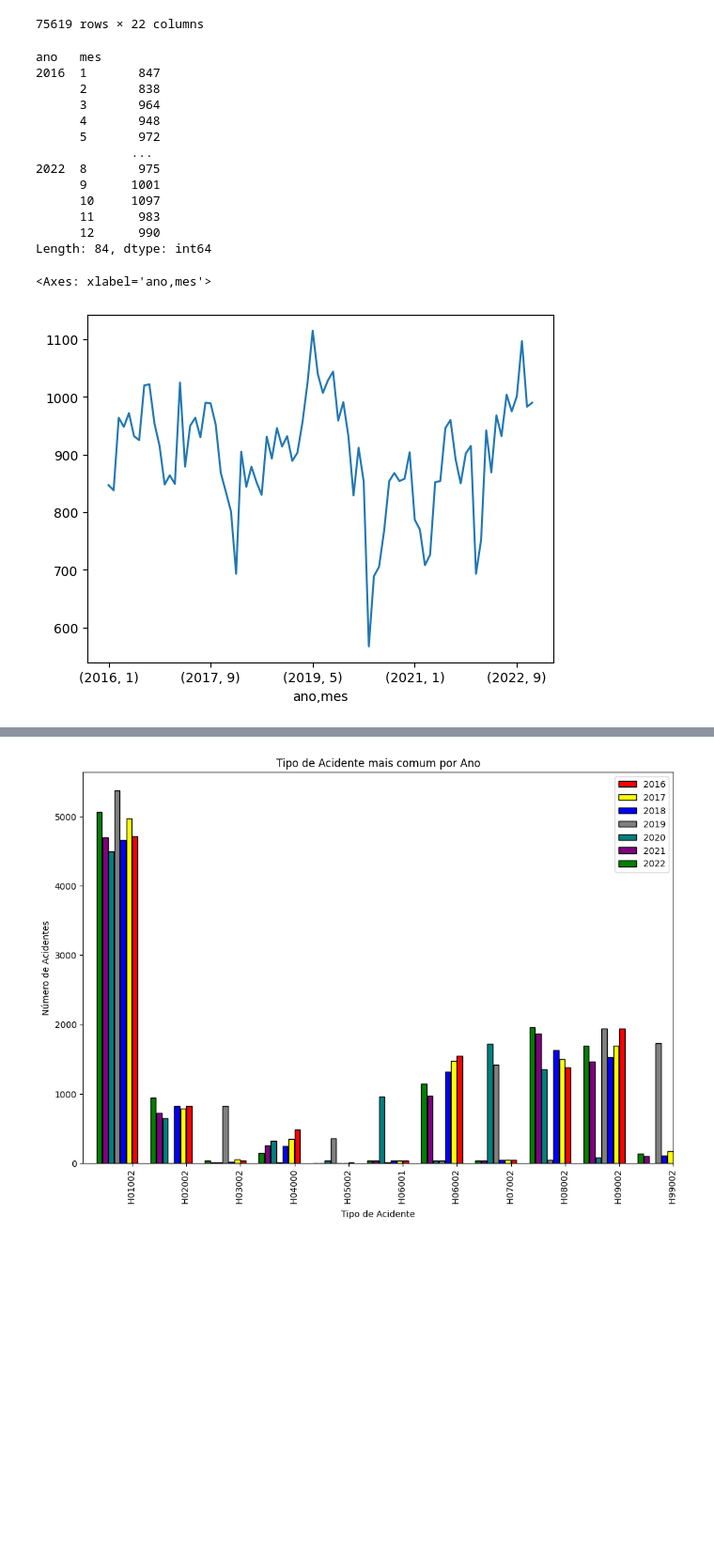
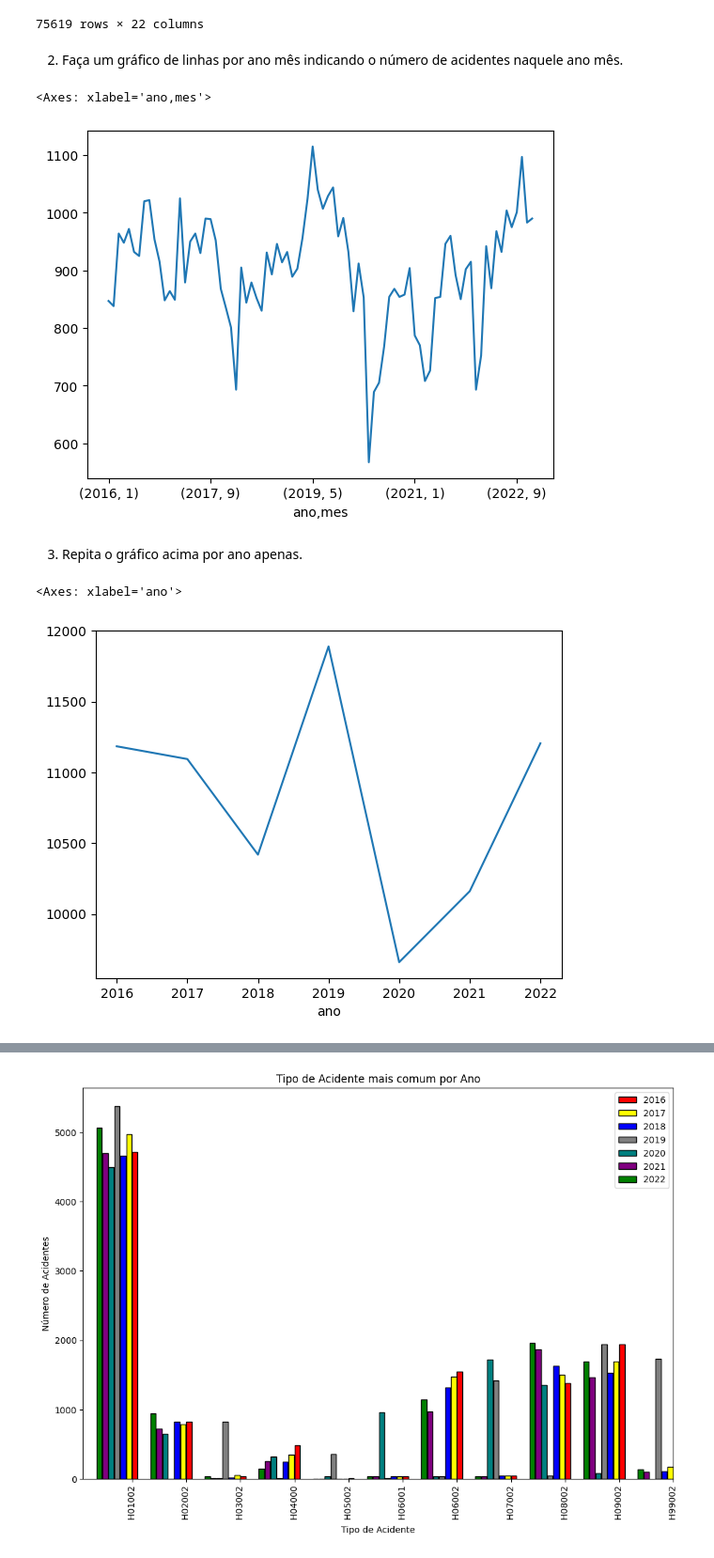
Before and after one commit to PolloHacker/Trabalho_Final_FCD, a Jupyter notebook: tp.ipynb, the cells around one changed output, grey strips where cells are left out. Shown at 94% size. Drawn from its saved outputs; the diff is of its cells as text; code cells hidden in the pictures; blank space fills up the shorter version.

```diff
--- a/tp.ipynb
+++ b/tp.ipynb
@@ -42,25 +56,19 @@ df
 | 2022-12-31 20:50:00 | 2023-004511369-001 | H09002 | COLISAO DE VEICULOS COM VITIMA ... | 0 | NAO INFORMADO | 0 | ... |
 | 2022-12-31 21:52:00 | 2022-057298812-001 | H08002 | CHOQUE MECANICO COM VITIMA ... | 2 | CHUVA | 1 | ... |
 75619 rows × 22 columns
+# %% [markdown]
+2. Faça um gráfico de linhas por ano mês indicando o número de acidentes naquele ano mês.
 # %%
 grouped_by_month = df.groupby(['ano', 'mes']).size()
-grouped_by_month
+grouped_by_month.plot(kind='line')
 # %% [output]
-ano   mes
-2016  1       847
-      2       838
-      3       964
-      4       948
-      5       972
-             ...
-2022  8       975
-      9      1001
-      10     1097
-      11      983
-      12      990
-Length: 84, dtype: int64
+<Axes: xlabel='ano,mes'>
+[figure, added]
+# %% [markdown]
+3. Repita o gráfico acima por ano apenas.
 # %%
-grouped_by_month.plot(kind='line')
+grouped_by_year = df.groupby('ano').size()
+grouped_by_year.plot(kind='line')
 # %% [output]
-<Axes: xlabel='ano,mes'>
+<Axes: xlabel='ano'>
-[figure, old version]
+[figure, new version]
```
Also changed, not shown: parts of 10 cells of this notebook.
